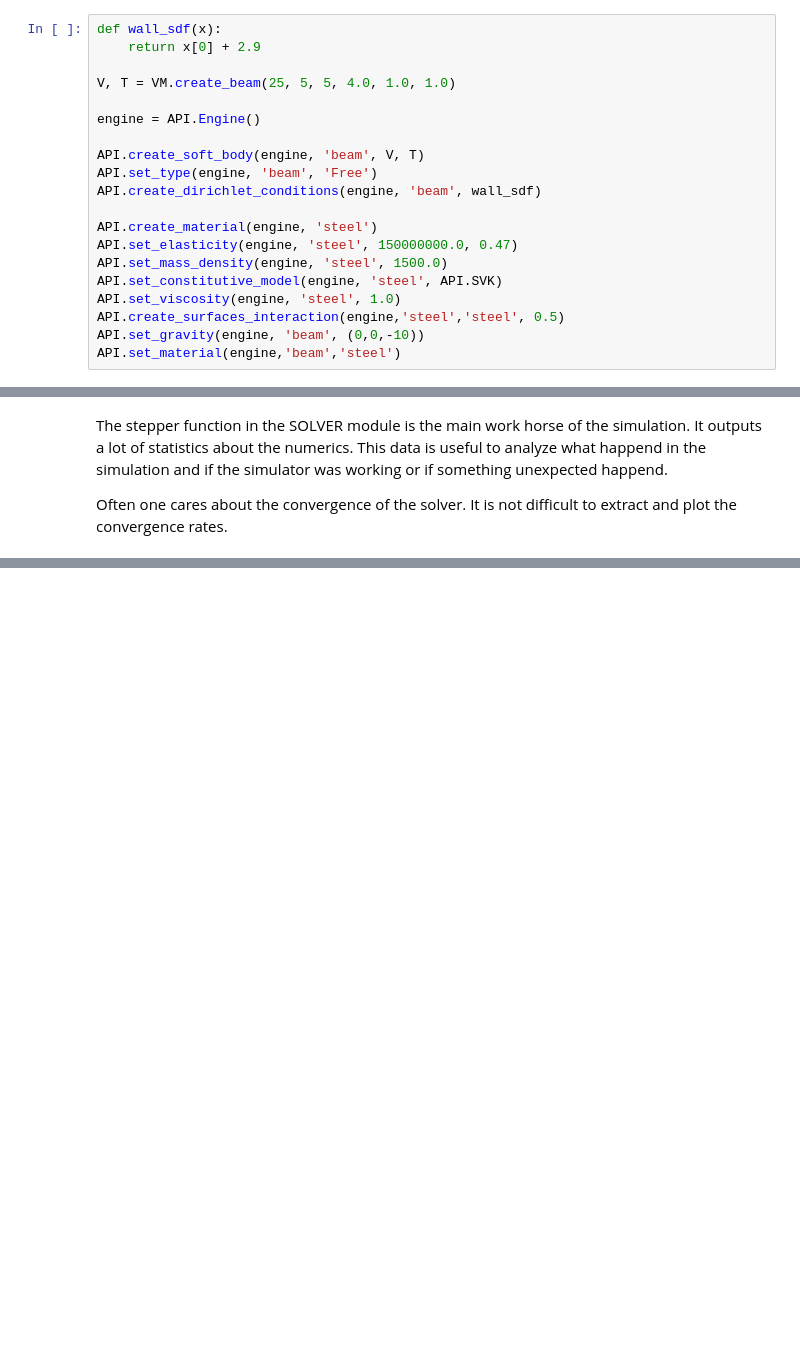
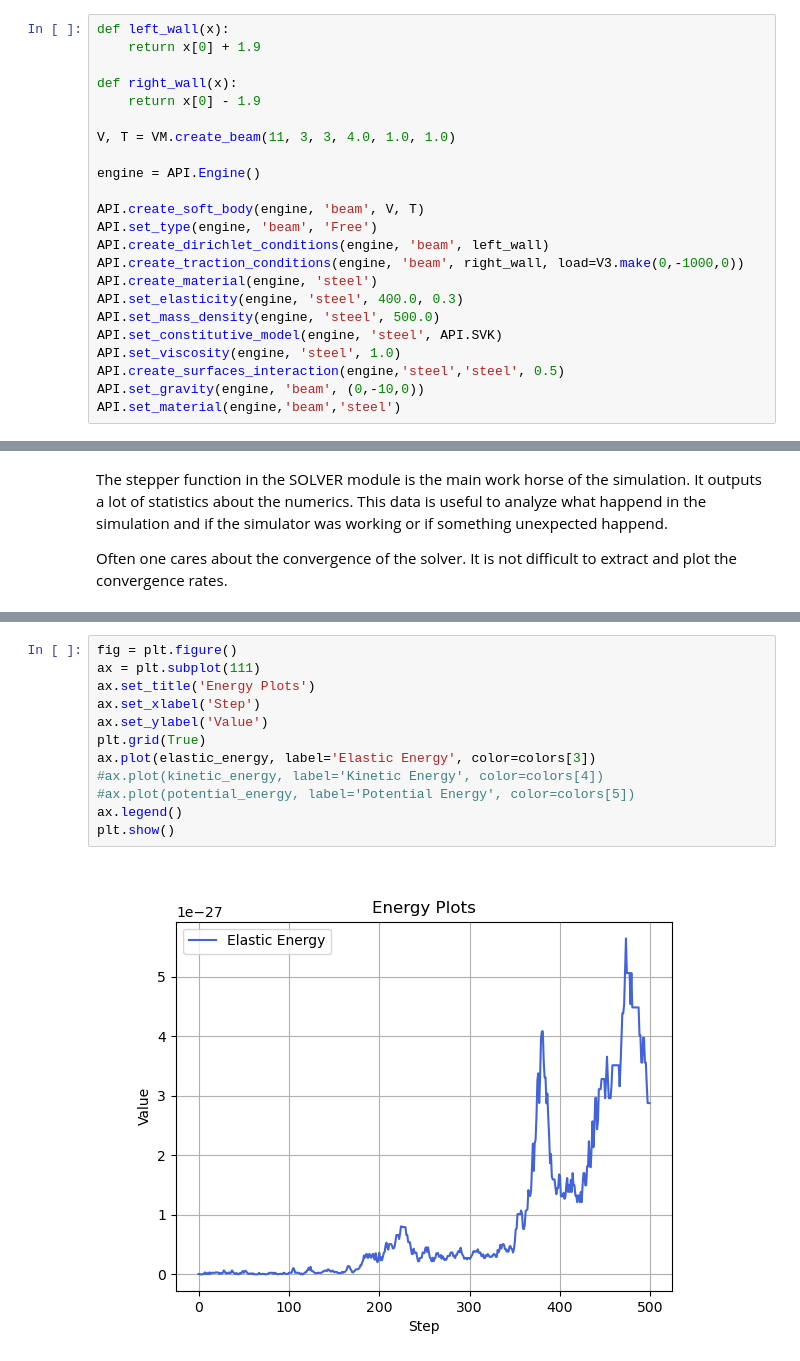
Before and after one commit to diku-dk/RAINBOW, a Jupyter notebook: python/demo_prox_soft_bodies_cantilever_beam.ipynb, the cells around one changed output, grey strips where cells are left out. Drawn from its saved outputs; the diff is of its cells as text; blank space fills up the shorter version.

Commit message:
Update demo_prox_soft_bodies_cantilever_beam.ipynb
Tweaking

```diff
--- a/python/demo_prox_soft_bodies_cantilever_beam.ipynb
+++ b/python/demo_prox_soft_bodies_cantilever_beam.ipynb
@@ -14,24 +14,27 @@ import isl.util.viewer as VIEWER
 # %% [markdown]
 Second we set up a test scene using a simple beam shape. The beam is created with Dirichlet constraints on its left-most face. We let gravity work on the beam and add some slight damping to the beam as well. The end result should be a beam simulation where we will see the right-most end of the beam bounce up and down.
 # %%
-def wall_sdf(x):
-    return x[0] + 2.9
+def left_wall(x):
+    return x[0] + 1.9
 
-V, T = VM.create_beam(25, 5, 5, 4.0, 1.0, 1.0)
+def right_wall(x):
+    return x[0] - 1.9
+
+V, T = VM.create_beam(11, 3, 3, 4.0, 1.0, 1.0)
 
 engine = API.Engine()
 
 API.create_soft_body(engine, 'beam', V, T)
 API.set_type(engine, 'beam', 'Free')
-API.create_dirichlet_conditions(engine, 'beam', wall_sdf)
-
+API.create_dirichlet_conditions(engine, 'beam', left_wall)
+API.create_traction_conditions(engine, 'beam', right_wall, load=V3.make(0,-1000,0))
 API.create_material(engine, 'steel')
-API.set_elasticity(engine, 'steel', 150000000.0, 0.47)
-API.set_mass_density(engine, 'steel', 1500.0)
+API.set_elasticity(engine, 'steel', 400.0, 0.3)
+API.set_mass_density(engine, 'steel', 500.0)
 API.set_constitutive_model(engine, 'steel', API.SVK)
 API.set_viscosity(engine, 'steel', 1.0)
 API.create_surfaces_interaction(engine,'steel','steel', 0.5)
-API.set_gravity(engine, 'beam', (0,0,-10))
+API.set_gravity(engine, 'beam', (0,-10,0))
 API.set_material(engine,'beam','steel')
 # %% [markdown]
 Next we create a viewer object that will be responsible for showing the animation. We need an auxiliary function that can take contact point data out of the engine and into the viewer.
@@ -181,0 +218,14 @@ NameError: name 'stats' is not defined
+# %%
+fig = plt.figure()
+ax = plt.subplot(111)
+ax.set_title('Energy Plots')
+ax.set_xlabel('Step')
+ax.set_ylabel('Value')
+plt.grid(True)
+ax.plot(elastic_energy, label='Elastic Energy', color=colors[3])
+#ax.plot(kinetic_energy, label='Kinetic Energy', color=colors[4])
+#ax.plot(potential_energy, label='Potential Energy', color=colors[5])
+ax.legend()
+plt.show()
+# %% [output]
+[figure, added]
```
Also changed, not shown: parts of 4 cells of this notebook.
